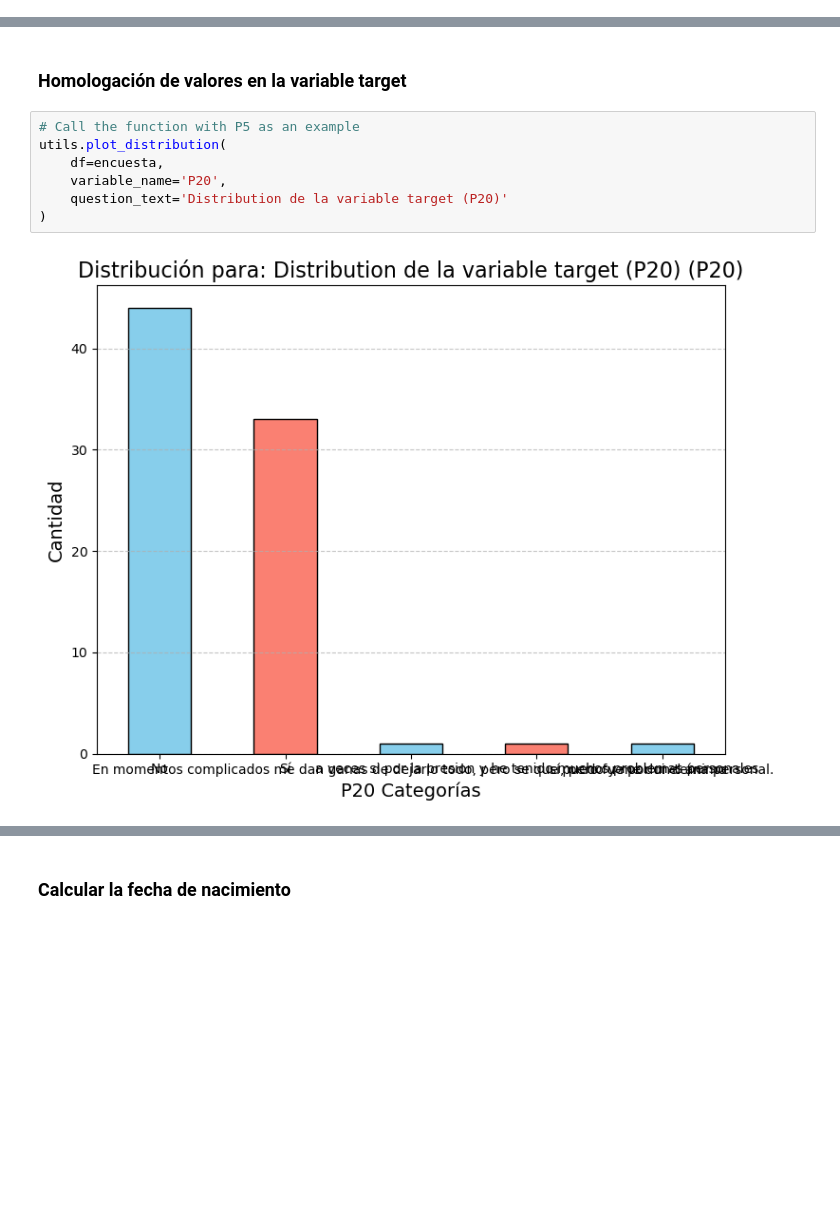
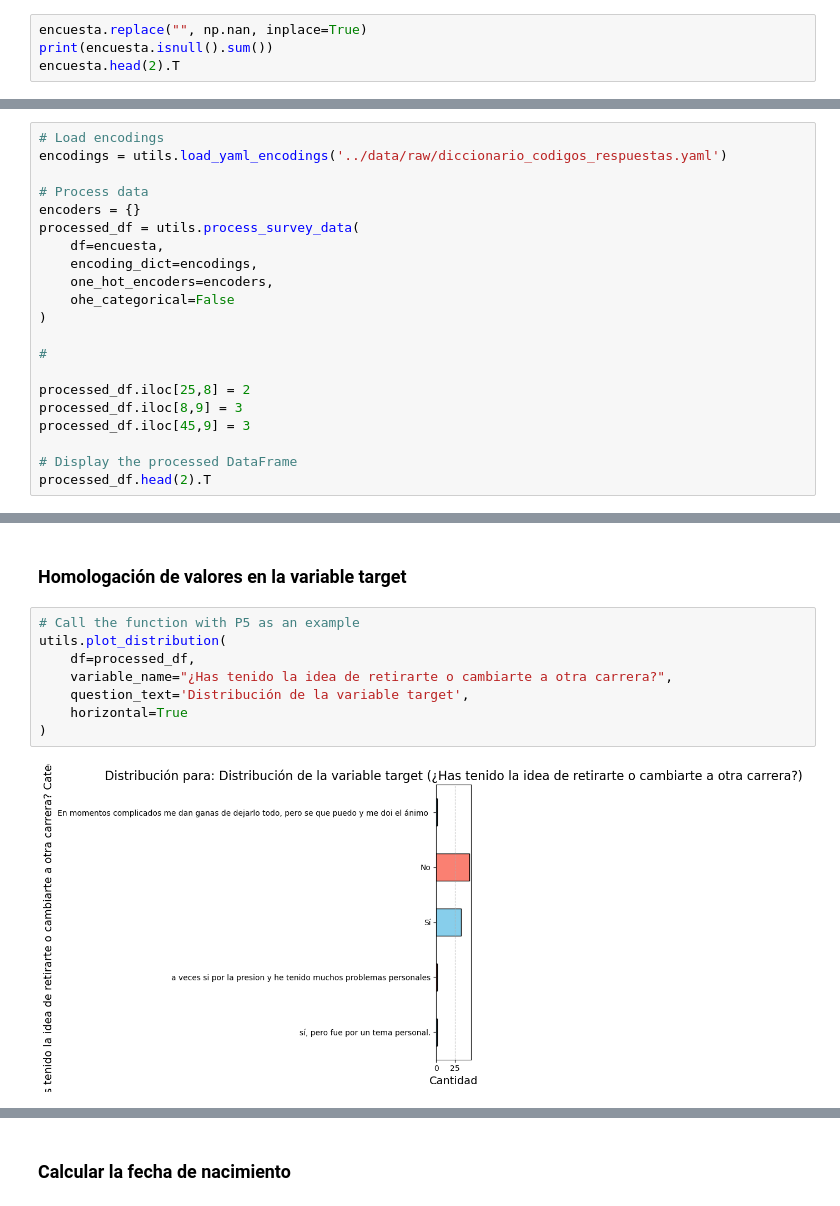
Before and after one commit to iair/taller_ahh1, a Jupyter notebook: notebooks/preprocessing.ipynb, the cells around one changed output, grey strips where cells are left out. Drawn from its saved outputs; the diff is of its cells as text; blank space fills up the shorter version.

```diff
--- a/notebooks/preprocessing.ipynb
+++ b/notebooks/preprocessing.ipynb
@@ -93,2 +71,6 @@ memory usage: 13.9+ KB
 # %% [markdown]
 ## Valores NA
+# %%
+encuesta.replace("", np.nan, inplace=True)
+print(encuesta.isnull().sum())
+encuesta.head(2).T
@@ -115,0 +135,21 @@ Result: Cannot reject the null hypothesis. The missing data is MCAR.
+# %%
+# Load encodings
+encodings = utils.load_yaml_encodings('../data/raw/diccionario_codigos_respuestas.yaml')
+
+# Process data
+encoders = {}
+processed_df = utils.process_survey_data(
+    df=encuesta,
+    encoding_dict=encodings,
+    one_hot_encoders=encoders,
+    ohe_categorical=False
+)
+
+#
+
+processed_df.iloc[25,8] = 2
+processed_df.iloc[8,9] = 3
+processed_df.iloc[45,9] = 3
+
+# Display the processed DataFrame
+processed_df.head(2).T
@@ -118,12 +196,13 @@ Result: Cannot reject the null hypothesis. The missing data is MCAR.
 # %%
 # Call the function with P5 as an example
 utils.plot_distribution(
-    df=encuesta,
-    variable_name='P20',
-    question_text='Distribution de la variable target (P20)'
+    df=processed_df,
+    variable_name="¿Has tenido la idea de retirarte o cambiarte a otra carrera?",
+    question_text='Distribución de la variable target',
+    horizontal=True
 )
 # %% [output]
-[figure, old version]
+[figure, new version]
 # %%
 # Normalize and transform P20
 def transform_p20(response):
```
Also changed, not shown: parts of 26 cells of this notebook, 1 other file.
